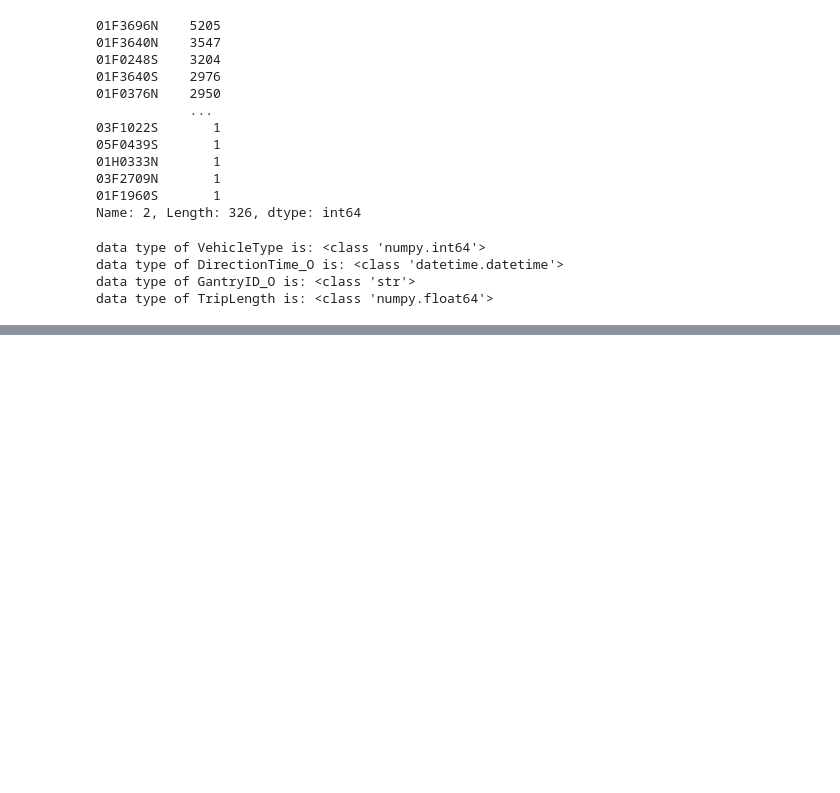
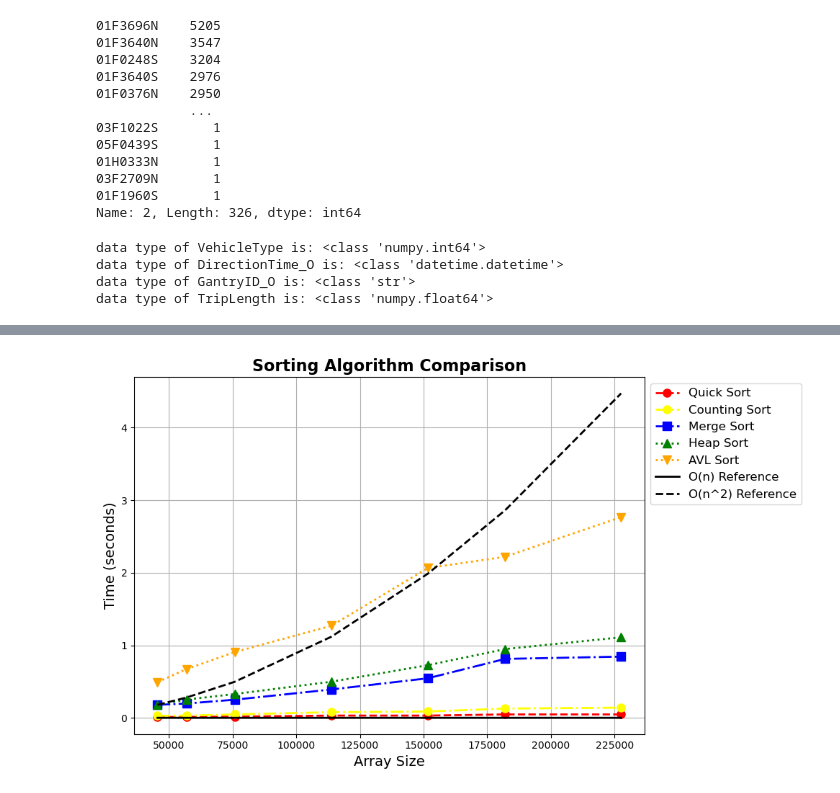
Before and after one commit to hiki-wang/msdm5051, a Jupyter notebook: sort_methods.ipynb, the cells around one changed output, grey strips where cells are left out. Drawn from its saved outputs; the diff is of its cells as text; code cells hidden in the pictures; blank space fills up the shorter version.

```diff
--- a/sort_methods.ipynb
+++ b/sort_methods.ipynb
@@ -409,0 +417,76 @@ plt.show()
+# %%
+n = len(VT)
+sizes = [round(n/5),round(n/4),round(n/3),round(n/2),round(2*n/3),round(4*n/5),round(n)]
+times_bubble = []
+times_selection = []
+times_insertion = []
+times_quick = []
+times_merge = []
+times_heap = []
+times_bst = []
+times_avl = []
+times_counting = []
+times_radix = []
+
+for size in sizes:
+    arr = VT[0:size]
+
+    # quick_sort
+    arr_quick = arr.copy()
+    start = time.time()
+    quick_sort(arr_quick)
+    end = time.time()
+    times_quick.append(end - start)
+
+    # merge_sort
+    arr_merge = arr.copy()
+    start = time.time()
+    merge_sort(arr_merge)
+    end = time.time()
+    times_merge.append(end - start)
+
+    # counting_sort
+    arr_counting = arr.copy()
+    start = time.time()
+    counting_sort(arr_counting)
+    end = time.time()
+    times_counting.append(end - start)
+
+    # heap_sort
+    arr_heap = arr.copy()
+    start = time.time()
+    heap_sort(arr_heap)
+    end = time.time()
+    times_heap.append(end - start)
+
+    # avl_sort
+    arr_avl = arr.copy()
+    start = time.time()
+    avl_sort(arr_avl)
+    end = time.time()
+    times_avl.append(end - start)
+
+t_avg = times_merge[0]
+
+k = t_avg / (sizes[0]**2)
+
+y_reference_1 = [k * size for size in sizes]
+y_reference_2 = [k * size**2 for size in sizes]
+
+plt.figure(figsize=(10,6))
+plt.plot(sizes, times_quick, label='Quick Sort', color='red', linestyle='--', marker='o', linewidth=2, markersize=8)
+plt.plot(sizes, times_counting, label='Counting Sort', color='yellow', linestyle='-.', marker='o', linewidth=2, markersize=8)
+plt.plot(sizes, times_merge, label='Merge Sort', color='blue', linestyle='-.', marker='s', linewidth=2, markersize=8)
+plt.plot(sizes, times_heap, label='Heap Sort', color='green', linestyle=':', marker='^', linewidth=2, markersize=8)
+plt.plot(sizes, times_avl, label='AVL Sort', color='orange', linestyle=':', marker='v', linewidth=2, markersize=8)
+plt.plot(sizes, y_reference_1, label='O(n) Reference', color='black', linestyle='-', linewidth=2)
+plt.plot(sizes, y_reference_2, label='O(n^2) Reference', color='black', linestyle='--', linewidth=2)
+plt.xlabel('Array Size', fontsize=14)
+plt.ylabel('Time (seconds)', fontsize=14)
+plt.title('Sorting Algorithm Comparison', fontsize=16, fontweight='bold')
+plt.legend(loc='upper left', bbox_to_anchor=(1,1), fontsize=12)
+plt.grid(True)
+plt.tight_layout()
+plt.show()
+# %% [output]
+[figure, added]
```
Also changed, not shown: parts of 6 cells of this notebook, 4 other files.
